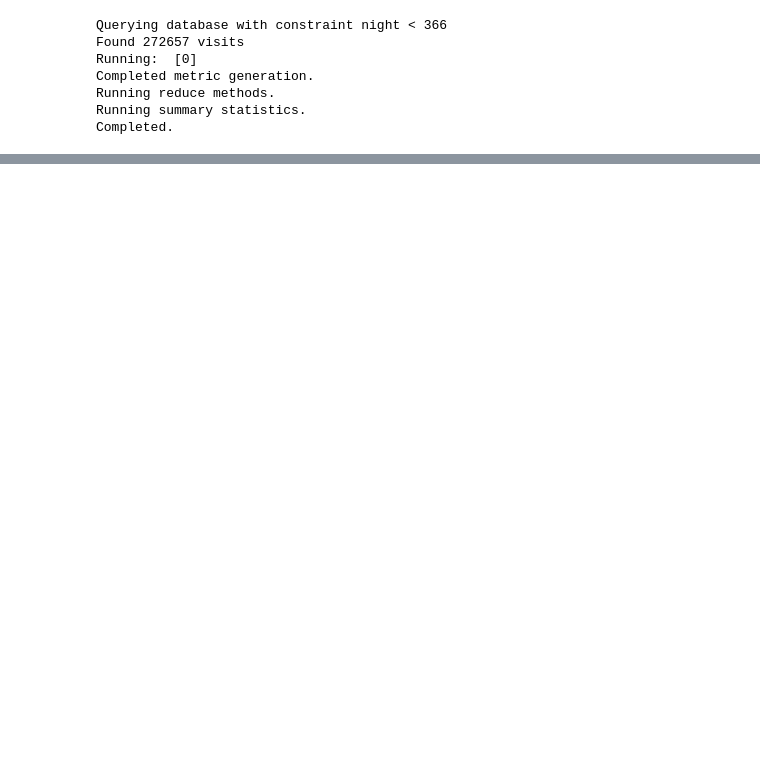
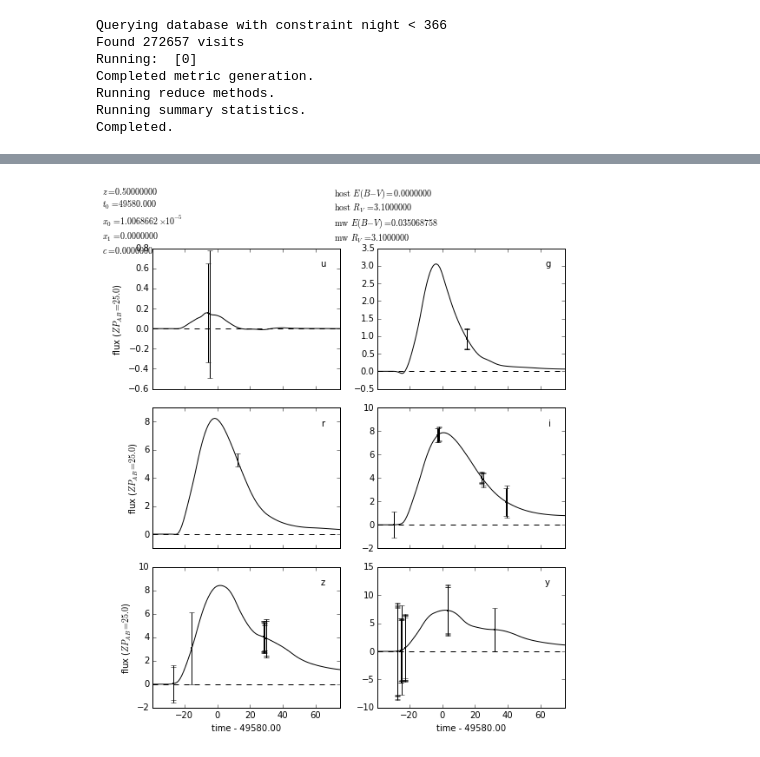
Before and after one commit to rbiswas4/Cadence, a Jupyter notebook: quality/LightCurveMetrics.ipynb, the cells around one changed output, grey strips where cells are left out. Saved outputs shown, nothing was run; the diff lists cells and outputs as text; code cells hidden in the pictures; blank space fills up the shorter version.

```diff
--- a/quality/LightCurveMetrics.ipynb
+++ b/quality/LightCurveMetrics.ipynb
@@ -463,0 +215,3 @@ so._
+# %%
+q2 = PerSNMetric(t0=49580, summarydf=llc, lsst_bp=lsst_bp, efficiency=et, raCol='fieldRA',
+                decCol='fieldDec')
@@ -463,0 +258,4 @@ so._
+# %%
+q2.lcplot(nightlyCoadd=False)
+# %% [output]
+[figure, added]
```
Also changed, not shown: parts of 96 cells of this notebook, 1 other file.
